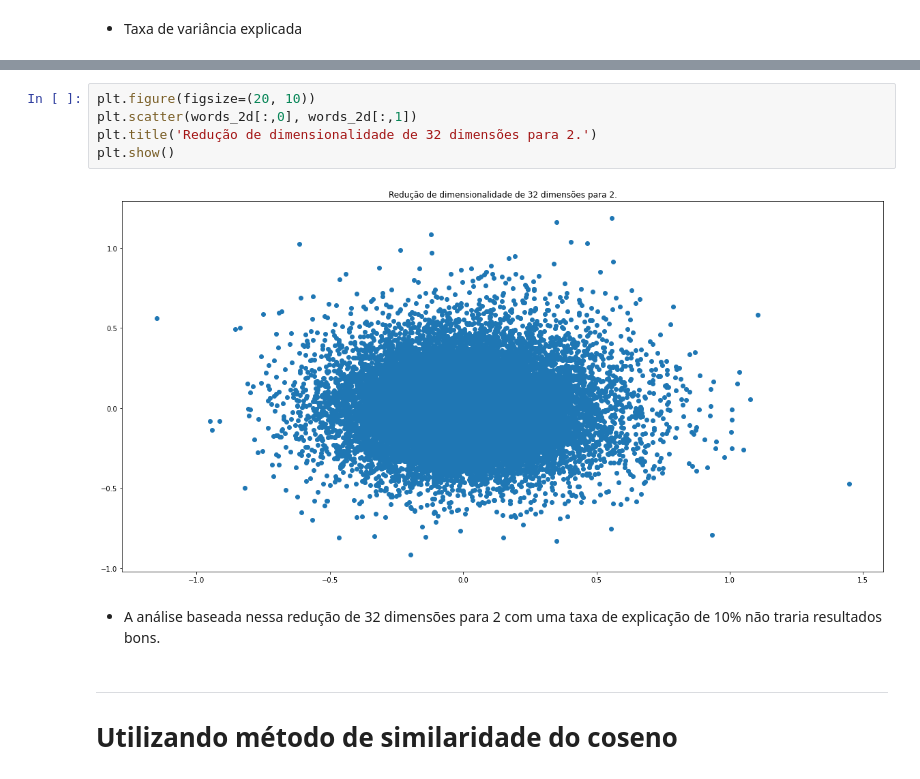
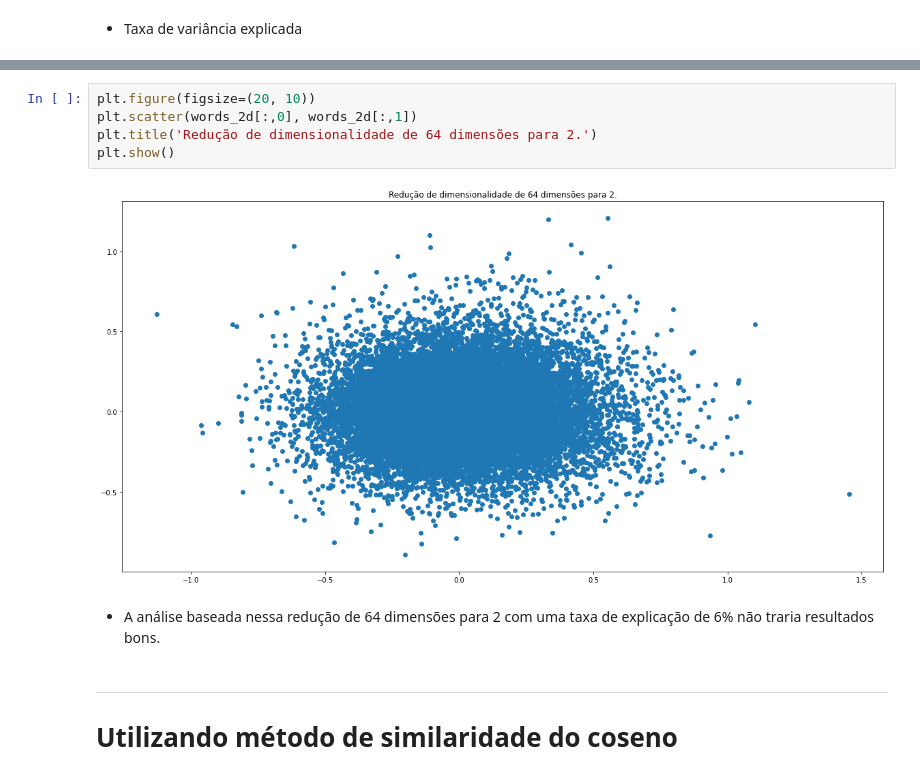
Before and after one commit to netomap/WORD-EMBEDDINGS-PYTORCH, a Jupyter notebook: analise_word_embedding.ipynb, the cells around one changed output, grey strips where cells are left out. Cells and saved outputs as stored; diff of their text form.

```diff
--- a/analise_word_embedding.ipynb
+++ b/analise_word_embedding.ipynb
@@ -34,12 +34,12 @@ print (pca.explained_variance_ratio_.sum())
 # %%
 plt.figure(figsize=(20, 10))
 plt.scatter(words_2d[:,0], words_2d[:,1])
-plt.title('Redução de dimensionalidade de 32 dimensões para 2.')
+plt.title('Redução de dimensionalidade de 64 dimensões para 2.')
 plt.show()
 # %% [output]
-[figure, old version]
+[figure, new version]
 # %% [markdown]
-- A análise baseada nessa redução de 32 dimensões para 2 com uma taxa de explicação de 10% não traria resultados bons.
+- A análise baseada nessa redução de 64 dimensões para 2 com uma taxa de explicação de 6% não traria resultados bons.
 # %% [markdown]
 ---
 # Utilizando método de similaridade do coseno
```
Also changed, not shown: parts of 1 cell of this notebook, 2 other files.
